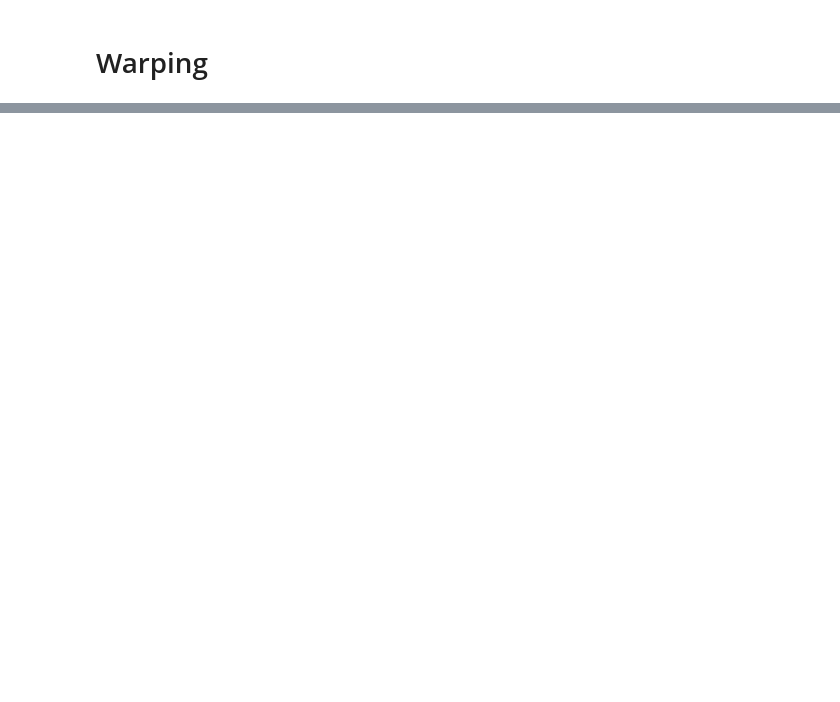
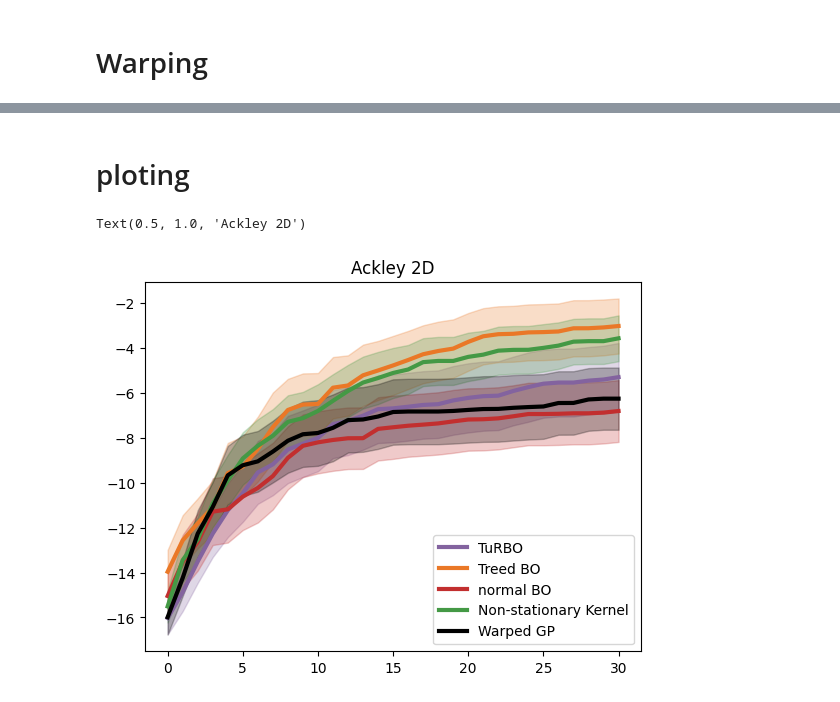
Before and after one commit to HanyangHenry-Wang/Non-Stationary_BO, a Jupyter notebook: exp.ipynb, the cells around one changed output, grey strips where cells are left out. Drawn from its saved outputs; the diff is of its cells as text; code cells hidden in the pictures; blank space fills up the shorter version.

```diff
--- a/exp.ipynb
+++ b/exp.ipynb
@@ -288,20 +484,0 @@ plt.fill_between(iter, mean-std/np.sqrt(N), mean+std/np.sqrt(N) ,color='black',a
-# %%
-from torch.distributions import Kumaraswamy
-import matplotlib.pyplot as plt
-
-%matplotlib inline
-
-
-fontdict = {"fontsize": 15}
-torch.manual_seed(1)
-c1 = torch.rand(3, dtype=dtype, device=device) * 3 + 0.1
-c0 = torch.rand(3, dtype=dtype, device=device) * 3 + 0.1
-x = torch.linspace(0, 1, 101, dtype=dtype, device=device)
-k = Kumaraswamy(concentration1=c1, concentration0=c0)
-k_icdfs = k.icdf(x.unsqueeze(1).expand(101, 3))
-fig, ax = plt.subplots(1, 1, figsize=(5, 5))
-
-for i in range(3):
-    ax.plot(x.cpu(), k_icdfs[:, i].cpu())
-ax.set_xlabel("Raw Value", **fontdict)
-ax.set_ylabel("Transformed Value", **fontdict)
@@ -660,0 +581,45 @@ tensor([[-2.8026],
+# %% [markdown]
+# ploting
+# %%
+N = 20
+total_record = np.array(TuRBO_res)
+mean = np.mean(total_record,axis=0)
+std = np.std(total_record,axis=0)
+iter = np.array(range(mean.shape[0]))
+plt.plot(mean,linewidth=3,label='TuRBO',color='#83639f')
+plt.fill_between(iter, mean-std/np.sqrt(N), mean+std/np.sqrt(N),alpha=0.25,color='#83639f')
+
+N = 20
+total_record = np.array(Treed_res)
+mean = np.mean(total_record,axis=0)
+std = np.std(total_record,axis=0)
+iter = np.array(range(mean.shape[0]))
+plt.plot(mean,linewidth=3,label='Treed BO',color='#ea7827')
+plt.fill_between(iter, mean-std/np.sqrt(N), mean+std/np.sqrt(N),alpha=0.25,color='#ea7827')
+
+total_record = np.array(BO_res)
+mean = np.mean(total_record,axis=0)
+std = np.std(total_record,axis=0)
+iter = np.array(range(mean.shape[0]))
+plt.plot(mean,linewidth=3,label='normal BO',color='#c22f2f')
+plt.fill_between(iter, mean-std/np.sqrt(N), mean+std/np.sqrt(N),alpha=0.25,color='#c22f2f')
+
+total_record = np.array(Kernel_res)
+mean = np.mean(total_record,axis=0)
+std = np.std(total_record,axis=0)
+iter = np.array(range(mean.shape[0]))
+plt.plot(mean,linewidth=3,label='Non-stationary Kernel',color='#449945')
+plt.fill_between(iter, mean-std/np.sqrt(N), mean+std/np.sqrt(N),alpha=0.25,color='#449945')
+
+total_record = np.array(Warp_res)
+mean = np.mean(total_record,axis=0)
+std = np.std(total_record,axis=0)
+iter = np.array(range(mean.shape[0]))
+plt.plot(mean,linewidth=3,label='Warped GP',color='black')
+plt.fill_between(iter, mean-std/np.sqrt(N), mean+std/np.sqrt(N),alpha=0.25,color='black')
+
+plt.legend()
+plt.title('Ackley 2D')
+# %% [output]
+Text(0.5, 1.0, 'Ackley 2D')
+[figure, added]
```
Also changed, not shown: parts of 31 cells of this notebook, 1 other file.
